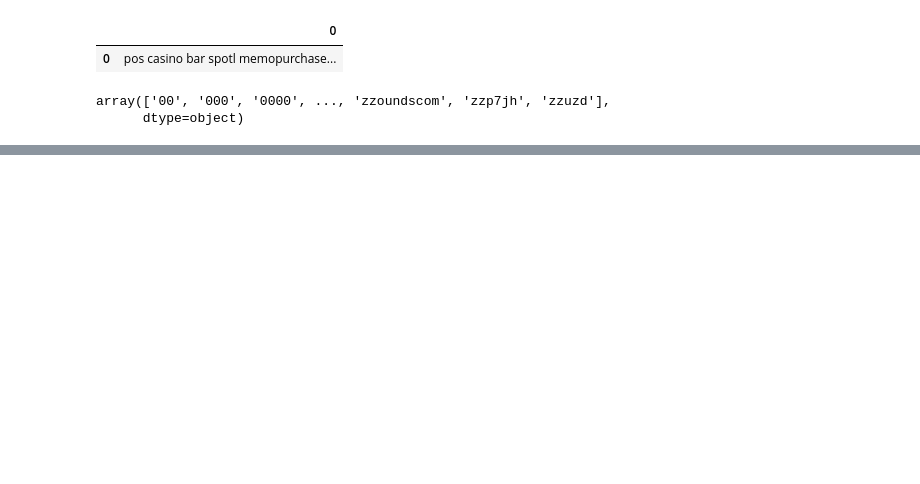
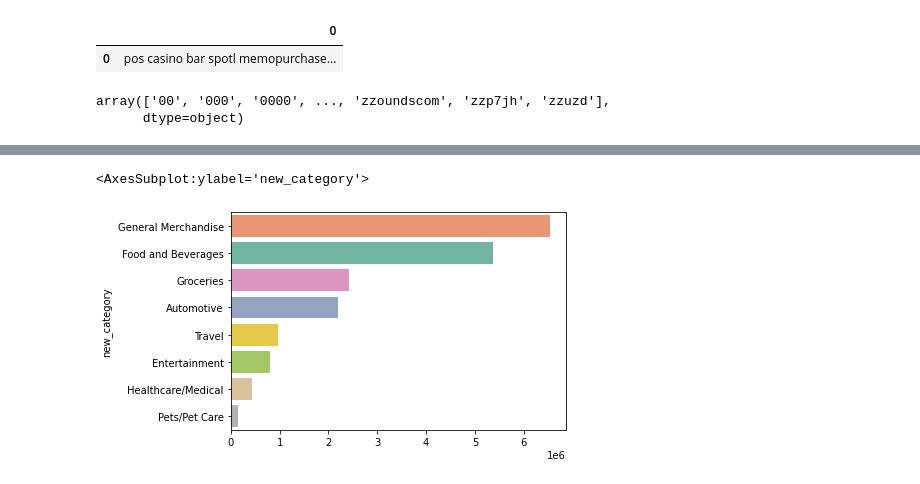
Before and after one commit to DSC180A/transaction_categorization, a Jupyter notebook: notebook/eda.ipynb, the cells around one changed output, grey strips where cells are left out. Cells and saved outputs as stored; diff of their text form; code cells hidden in the pictures; blank space fills up the shorter version.

```diff
--- a/notebook/eda.ipynb
+++ b/notebook/eda.ipynb
@@ -41,0 +60,6 @@ plt.show()
+# %%
+amt = df.groupby('new_category')['amount'].sum().sort_values(ascending=False)
+sns.barplot(y=amt.index, x=amt.values,palette=['#fc8d62','#66c2a5',   '#e78ac3','#8da0cb',  '#ffd92f','#a6d854', '#e5c494', '#b3b3b3'])
+# %% [output]
+<AxesSubplot:ylabel='new_category'>
+[figure, added]
```
Also changed, not shown: parts of 3 cells of this notebook.
